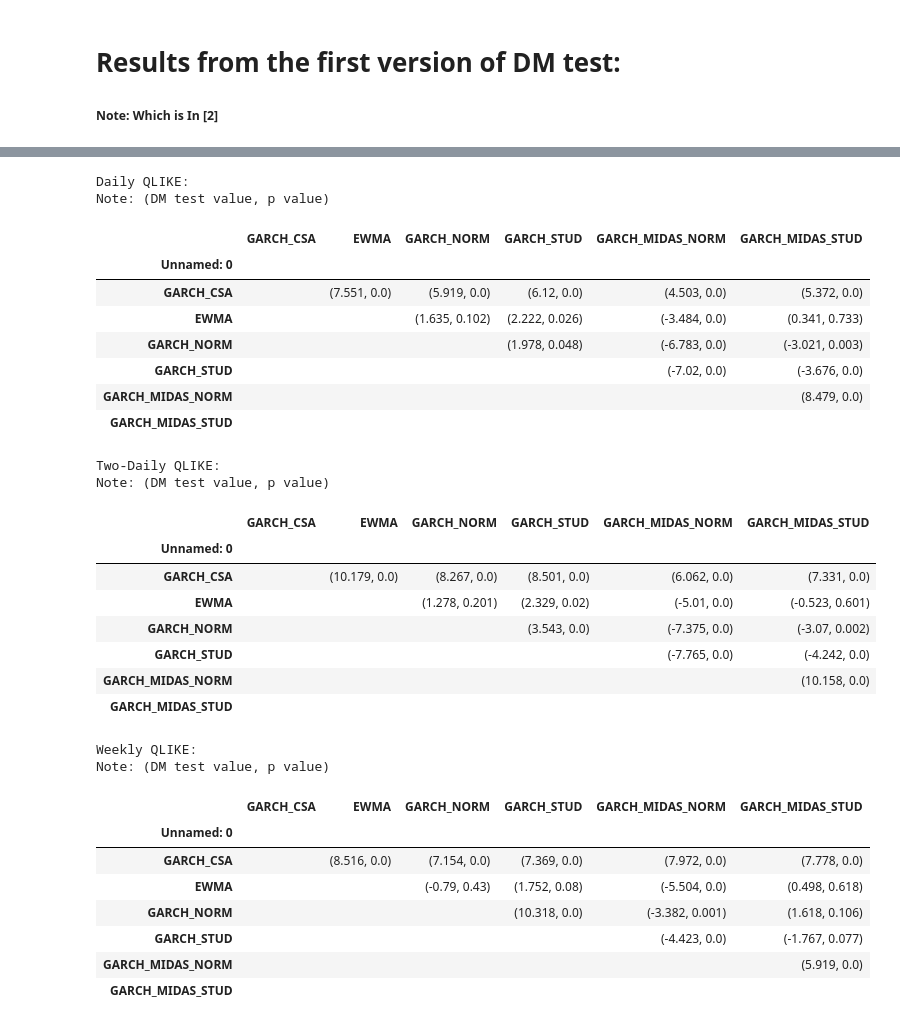
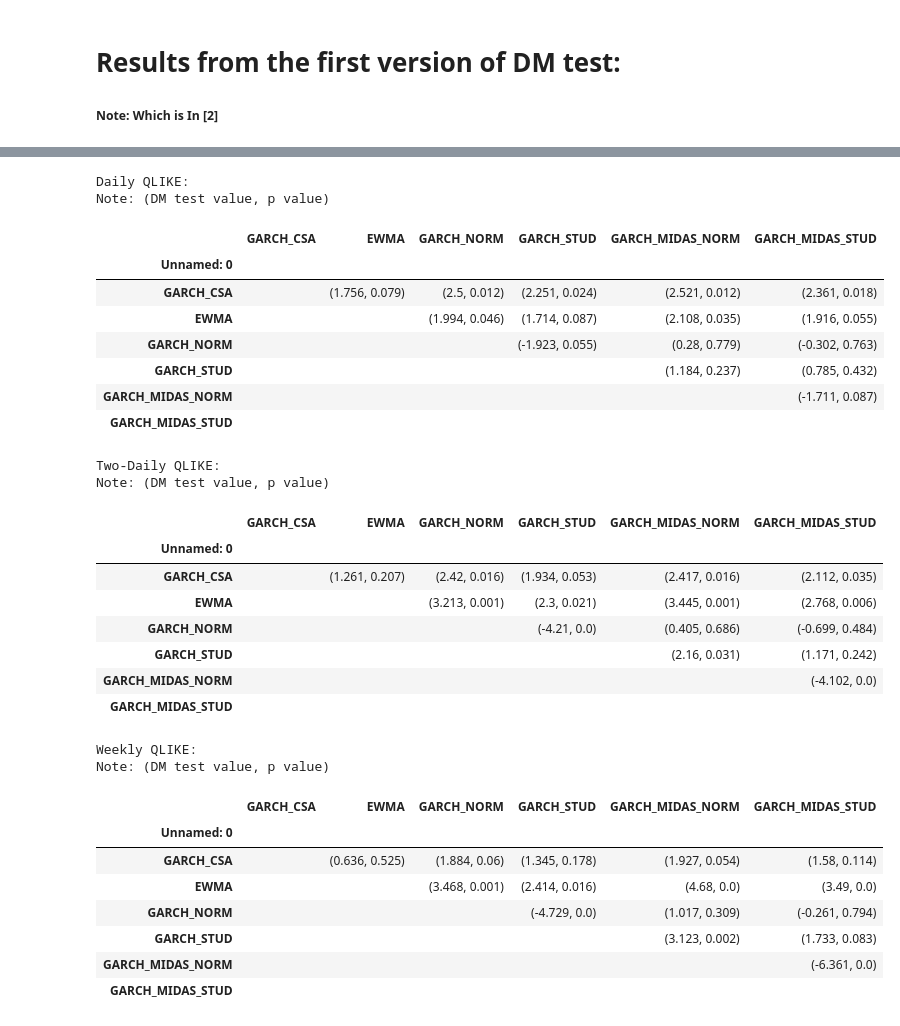
Before and after one commit to NemesiP/volatility-forecasting, a Jupyter notebook: Examples/Panel_DM_test.ipynb, the cells around one changed output, grey strips where cells are left out. Cells and saved outputs as stored; diff of their text form; code cells hidden in the pictures.

```diff
--- a/Examples/Panel_DM_test.ipynb
+++ b/Examples/Panel_DM_test.ipynb
@@ -255,25 +228,25 @@ Note: (DM test value, p value)
 # %%
 print('Daily QLIKE:')
 print('Note: (DM test value, p value)')
-mse1 = pd.read_csv('C:/Users/peter/Desktop/volatility-forecasting/results/panel_dm/daily_qlike_v2.csv')
+mse1 = pd.read_csv('C:/Users/peter/Desktop/volatility-forecasting/results/panel_dm/daily_qlike_v3.csv')
 mse1.set_index(mse1.iloc[:, 0], inplace = True)
 mse1 = mse1.iloc[:, 1:].fillna('')
 mse1
 # %% [output]
 Daily QLIKE:
 Note: (DM test value, p value)
 |  | GARCH_CSA | EWMA | GARCH_NORM | GARCH_STUD | GARCH_MIDAS_NORM | GARCH_MIDAS_STUD |
 | Unnamed: 0 |  |  |  |  |  |  |
-| GARCH_CSA |  | (7.551, 0.0) | (5.919, 0.0) | (6.12, 0.0) | (4.503, 0.0) | (5.372, 0.0) |
-| EWMA |  |  | (1.635, 0.102) | (2.222, 0.026) | (-3.484, 0.0) | (0.341, 0.733) |
-| GARCH_NORM |  |  |  | (1.978, 0.048) | (-6.783, 0.0) | (-3.021, 0.003) |
-| GARCH_STUD |  |  |  |  | (-7.02, 0.0) | (-3.676, 0.0) |
-| GARCH_MIDAS_NORM |  |  |  |  |  | (8.479, 0.0) |
+| GARCH_CSA |  | (1.756, 0.079) | (2.5, 0.012) | (2.251, 0.024) | (2.521, 0.012) | (2.361, 0.018) |
+| EWMA |  |  | (1.994, 0.046) | (1.714, 0.087) | (2.108, 0.035) | (1.916, 0.055) |
+| GARCH_NORM |  |  |  | (-1.923, 0.055) | (0.28, 0.779) | (-0.302, 0.763) |
+| GARCH_STUD |  |  |  |  | (1.184, 0.237) | (0.785, 0.432) |
+| GARCH_MIDAS_NORM |  |  |  |  |  | (-1.711, 0.087) |
 | GARCH_MIDAS_STUD |  |  |  |  |  |  |
 # %%
 print('Two-Daily QLIKE:')
 print('Note: (DM test value, p value)')
-mse1 = pd.read_csv('C:/Users/peter/Desktop/volatility-forecasting/results/panel_dm/two_daily_qlike_v2.csv')
+mse1 = pd.read_csv('C:/Users/peter/Desktop/volatility-forecasting/results/panel_dm/two_daily_qlike_v3.csv')
 mse1.set_index(mse1.iloc[:, 0], inplace = True)
 mse1 = mse1.iloc[:, 1:].fillna('')
 mse1
@@ -282,16 +255,16 @@ Two-Daily QLIKE:
 Note: (DM test value, p value)
 |  | GARCH_CSA | EWMA | GARCH_NORM | GARCH_STUD | GARCH_MIDAS_NORM | GARCH_MIDAS_STUD |
 | Unnamed: 0 |  |  |  |  |  |  |
-| GARCH_CSA |  | (10.179, 0.0) | (8.267, 0.0) | (8.501, 0.0) | (6.062, 0.0) | (7.331, 0.0) |
-| EWMA |  |  | (1.278, 0.201) | (2.329, 0.02) | (-5.01, 0.0) | (-0.523, 0.601) |
-| GARCH_NORM |  |  |  | (3.543, 0.0) | (-7.375, 0.0) | (-3.07, 0.002) |
-| GARCH_STUD |  |  |  |  | (-7.765, 0.0) | (-4.242, 0.0) |
-| GARCH_MIDAS_NORM |  |  |  |  |  | (10.158, 0.0) |
+| GARCH_CSA |  | (1.261, 0.207) | (2.42, 0.016) | (1.934, 0.053) | (2.417, 0.016) | (2.112, 0.035) |
+| EWMA |  |  | (3.213, 0.001) | (2.3, 0.021) | (3.445, 0.001) | (2.768, 0.006) |
+| GARCH_NORM |  |  |  | (-4.21, 0.0) | (0.405, 0.686) | (-0.699, 0.484) |
+| GARCH_STUD |  |  |  |  | (2.16, 0.031) | (1.171, 0.242) |
+| GARCH_MIDAS_NORM |  |  |  |  |  | (-4.102, 0.0) |
 | GARCH_MIDAS_STUD |  |  |  |  |  |  |
 # %%
 print('Weekly QLIKE:')
 print('Note: (DM test value, p value)')
-mse1 = pd.read_csv('C:/Users/peter/Desktop/volatility-forecasting/results/panel_dm/weekly_qlike_v2.csv')
+mse1 = pd.read_csv('C:/Users/peter/Desktop/volatility-forecasting/results/panel_dm/weekly_qlike_v3.csv')
 mse1.set_index(mse1.iloc[:, 0], inplace = True)
 mse1 = mse1.iloc[:, 1:].fillna('')
 mse1
@@ -300,11 +273,11 @@ Weekly QLIKE:
 Note: (DM test value, p value)
 |  | GARCH_CSA | EWMA | GARCH_NORM | GARCH_STUD | GARCH_MIDAS_NORM | GARCH_MIDAS_STUD |
 | Unnamed: 0 |  |  |  |  |  |  |
-| GARCH_CSA |  | (8.516, 0.0) | (7.154, 0.0) | (7.369, 0.0) | (7.972, 0.0) | (7.778, 0.0) |
-| EWMA |  |  | (-0.79, 0.43) | (1.752, 0.08) | (-5.504, 0.0) | (0.498, 0.618) |
-| GARCH_NORM |  |  |  | (10.318, 0.0) | (-3.382, 0.001) | (1.618, 0.106) |
-| GARCH_STUD |  |  |  |  | (-4.423, 0.0) | (-1.767, 0.077) |
-| GARCH_MIDAS_NORM |  |  |  |  |  | (5.919, 0.0) |
+| GARCH_CSA |  | (0.636, 0.525) | (1.884, 0.06) | (1.345, 0.178) | (1.927, 0.054) | (1.58, 0.114) |
+| EWMA |  |  | (3.468, 0.001) | (2.414, 0.016) | (4.68, 0.0) | (3.49, 0.0) |
+| GARCH_NORM |  |  |  | (-4.729, 0.0) | (1.017, 0.309) | (-0.261, 0.794) |
+| GARCH_STUD |  |  |  |  | (3.123, 0.002) | (1.733, 0.083) |
+| GARCH_MIDAS_NORM |  |  |  |  |  | (-6.361, 0.0) |
 | GARCH_MIDAS_STUD |  |  |  |  |  |  |
 # %%
 print('Two-Weekly QLIKE:')
```
Also changed, not shown: parts of 20 cells of this notebook.
